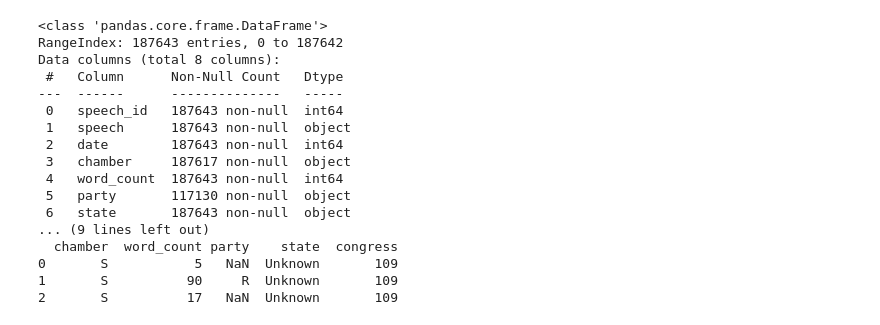
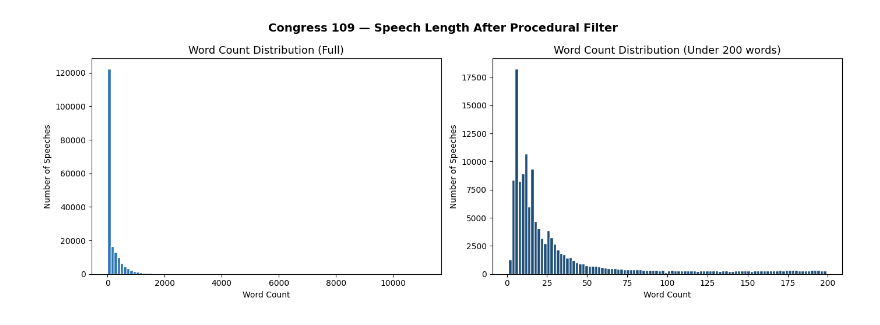
Before and after one commit to macdeath-AA/congressional-records-events-saliency, a Jupyter notebook: code/preprocessing.ipynb, the cells around one changed output. Cells and saved outputs as stored; diff of their text form; code cells hidden in the pictures.

Commit message:
clean data - procedural filter and word count

```diff
--- a/code/preprocessing.ipynb
+++ b/code/preprocessing.ipynb
@@ -13,7 +14,7 @@ def loadCongress(path, congress):
     df = speeches.merge(descr, on='speech_id', how='left')
     df = df.merge(speakermap, on='speech_id', how='left')
 
-    keepCols = ["speech_id", "speech", "date", "chamber_x", "word_count", "party", "state_x"]
+    keepCols = ["speech_id", "speech", "date", "chamber_x", "word_count", "party", "state_x", "speaker"]
     df = df[keepCols]
     df = df.rename(columns={"chamber_x": "chamber", "state_x": "state"})
     df["congress"] = congress
@@ -25,21 +26,3 @@ df109 = loadCongress(path, 109)
 
 print(df109.info())
 print(df109.head(3))
-# %% [output]
-<class 'pandas.core.frame.DataFrame'>
-RangeIndex: 187643 entries, 0 to 187642
-Data columns (total 8 columns):
- #   Column      Non-Null Count   Dtype
----  ------      --------------   -----
- 0   speech_id   187643 non-null  int64
- 1   speech      187643 non-null  object
- 2   date        187643 non-null  int64
- 3   chamber     187617 non-null  object
- 4   word_count  187643 non-null  int64
- 5   party       117130 non-null  object
- 6   state       187643 non-null  object
-... (9 lines left out)
-  chamber  word_count party    state  congress
-0       S           5   NaN  Unknown       109
-1       S          90     R  Unknown       109
-2       S          17   NaN  Unknown       109
@@ -45,0 +45,23 @@ Data columns (total 8 columns):
+# %%
+#deciding word cut off
+
+fig, axes = plt.subplots(1, 2, figsize=(14, 5))
+
+# full distribution
+axes[0].hist(df109["word_count"], bins=100, color="#2E75B6", edgecolor="white")
+axes[0].set_title("Word Count Distribution (Full)", fontsize=13)
+axes[0].set_xlabel("Word Count")
+axes[0].set_ylabel("Number of Speeches")
+
+# zoomed in under 500 words to see the low end clearly
+axes[1].hist(df109[df109["word_count"] < 200]["word_count"], bins=100, color="#1F4E79", edgecolor="white")
+axes[1].set_title("Word Count Distribution (Under 200 words)", fontsize=13)
+axes[1].set_xlabel("Word Count")
+axes[1].set_ylabel("Number of Speeches")
+
+plt.suptitle("Congress 109 — Speech Length After Procedural Filter", fontsize=14, fontweight="bold")
+plt.tight_layout()
+plt.savefig("../plots/wordcount_dist_109_all.png", dpi=150, bbox_inches="tight")
+plt.show()
+# %% [output]
+[figure, added]
```
Also changed, not shown: parts of 7 cells of this notebook, 3 other files.
